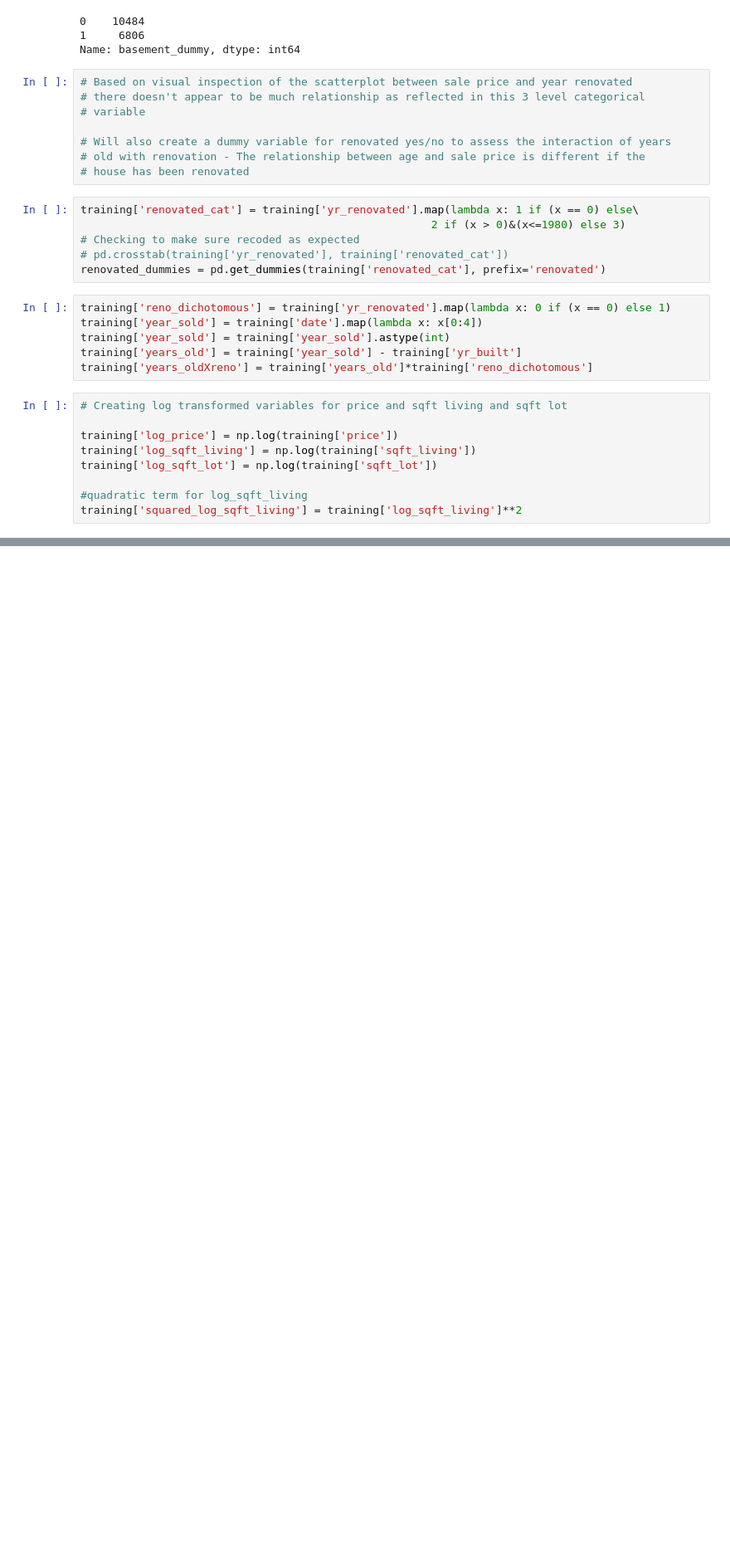
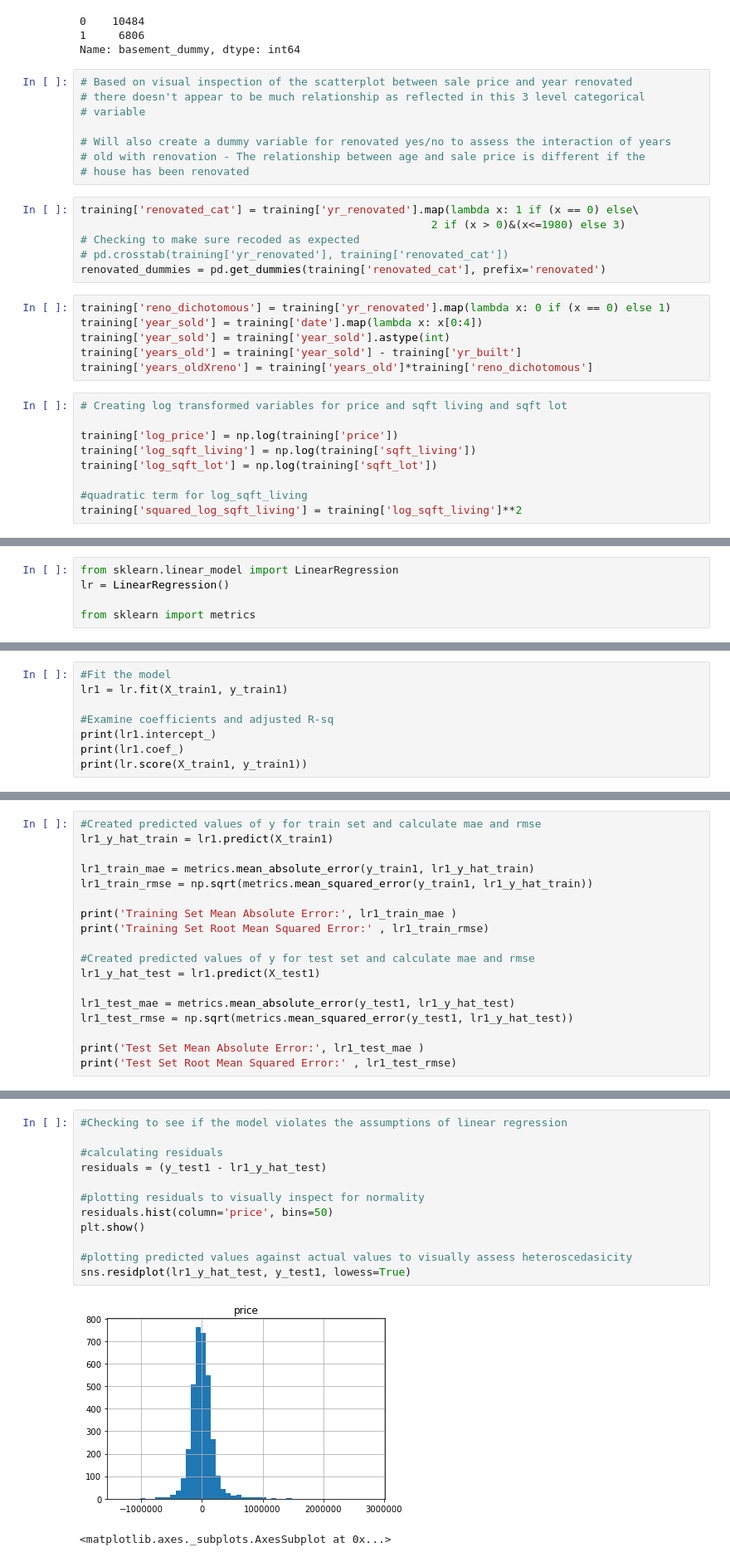
Before and after one commit to etr359/Predicting_KC_Housing_Prices, a Jupyter notebook: Creating_TrainTest_EDA.ipynb, the cells around one changed output, grey strips where cells are left out. Shown at 83% size. Drawn from its saved outputs; the diff is of its cells as text; blank space fills up the shorter version.

Commit message:
series of linear regression comparing a conceptually determined base model to models with transformations and interactions

```diff
--- a/Creating_TrainTest_EDA.ipynb
+++ b/Creating_TrainTest_EDA.ipynb
@@ -766,0 +807,5 @@ training['squared_log_sqft_living'] = training['log_sqft_living']**2
+# %%
+from sklearn.linear_model import LinearRegression
+lr = LinearRegression()
+
+from sklearn import metrics
@@ -766,0 +843,8 @@ training['squared_log_sqft_living'] = training['log_sqft_living']**2
+# %%
+#Fit the model
+lr1 = lr.fit(X_train1, y_train1)
+
+#Examine coefficients and adjusted R-sq
+print(lr1.intercept_)
+print(lr1.coef_)
+print(lr.score(X_train1, y_train1))
@@ -766,0 +864,18 @@ training['squared_log_sqft_living'] = training['log_sqft_living']**2
+# %%
+#Created predicted values of y for train set and calculate mae and rmse
+lr1_y_hat_train = lr1.predict(X_train1)
+
+lr1_train_mae = metrics.mean_absolute_error(y_train1, lr1_y_hat_train)
+lr1_train_rmse = np.sqrt(metrics.mean_squared_error(y_train1, lr1_y_hat_train))
+
+print('Training Set Mean Absolute Error:', lr1_train_mae )
+print('Training Set Root Mean Squared Error:' , lr1_train_rmse)
+
+#Created predicted values of y for test set and calculate mae and rmse
+lr1_y_hat_test = lr1.predict(X_test1)
+
+lr1_test_mae = metrics.mean_absolute_error(y_test1, lr1_y_hat_test)
+lr1_test_rmse = np.sqrt(metrics.mean_squared_error(y_test1, lr1_y_hat_test))
+
+print('Test Set Mean Absolute Error:', lr1_test_mae )
+print('Test Set Root Mean Squared Error:' , lr1_test_rmse)
@@ -766,0 +889,15 @@ training['squared_log_sqft_living'] = training['log_sqft_living']**2
+# %%
+#Checking to see if the model violates the assumptions of linear regression
+
+#calculating residuals
+residuals = (y_test1 - lr1_y_hat_test)
+
+#plotting residuals to visually inspect for normality
+residuals.hist(column='price', bins=50)
+plt.show()
+
+#plotting predicted values against actual values to visually assess heteroscedasicity
+sns.residplot(lr1_y_hat_test, y_test1, lowess=True)
+# %% [output]
+[figure, added]
+<matplotlib.axes._subplots.AxesSubplot at 0x...>
```
Also changed, not shown: parts of 43 cells of this notebook.
